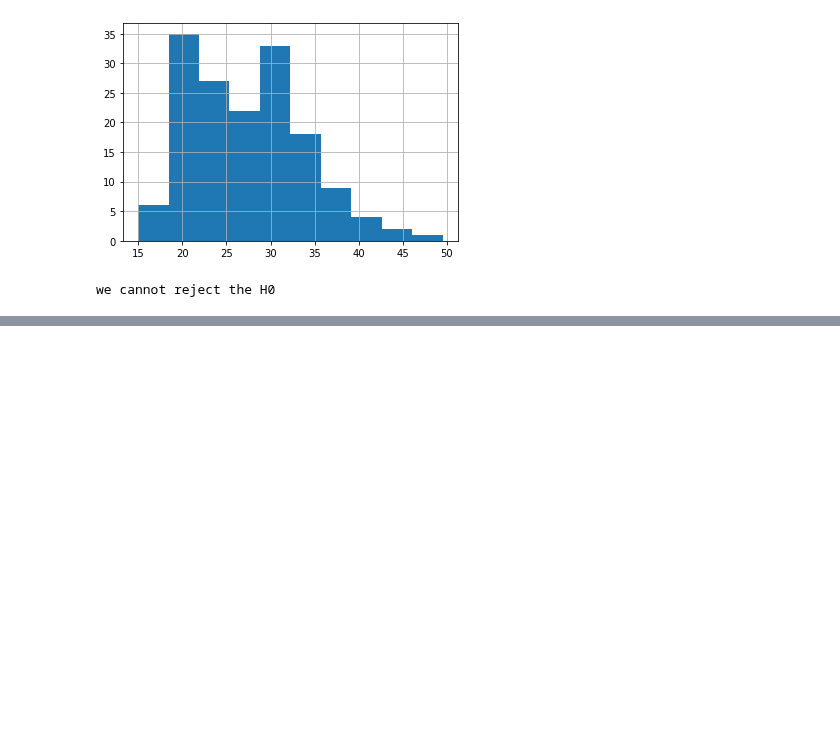
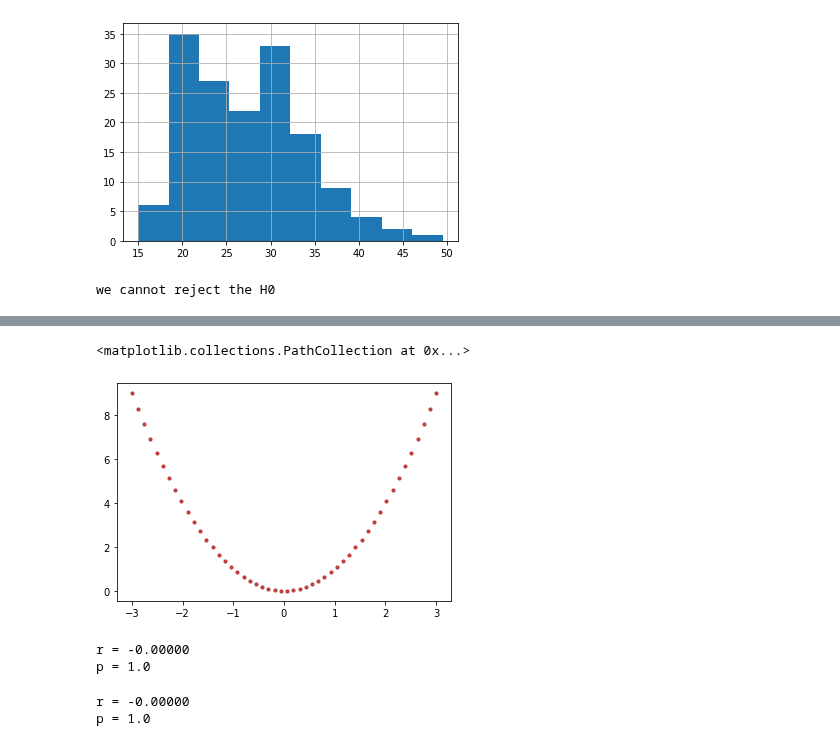
Before and after one commit to Laz-Lopez/statistics-exercises, a Jupyter notebook: hypothesis_testing.ipynb, the cells around one changed output, grey strips where cells are left out. Drawn from its saved outputs; the diff is of its cells as text; code cells hidden in the pictures; blank space fills up the shorter version.

```diff
--- a/hypothesis_testing.ipynb
+++ b/hypothesis_testing.ipynb
@@ -493,0 +551,21 @@ we cannot reject the H0
+# %%
+x = np.linspace(-3, 3)
+y = x ** 2
+plt.scatter(x, y, s=10, c='firebrick', alpha=.8)
+# %% [output]
+<matplotlib.collections.PathCollection at 0x...>
+[figure, added]
+# %%
+r, p = stats.pearsonr(x, y)
+print(f'r = {r:.5f}')
+print(f'p = {p:.1f}')
+# %% [output]
+r = -0.00000
+p = 1.0
+# %%
+r, p = stats.pearsonr(x, y)
+print(f'r = {r:.5f}')
+print(f'p = {p:.1f}')
+# %% [output]
+r = -0.00000
+p = 1.0
```
Also changed, not shown: parts of 27 cells of this notebook.
